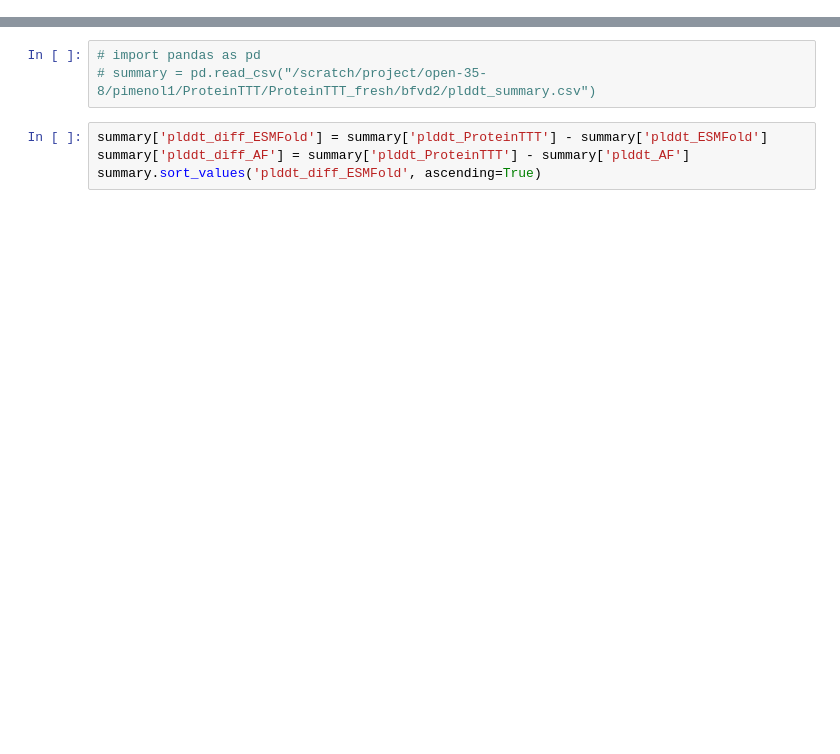
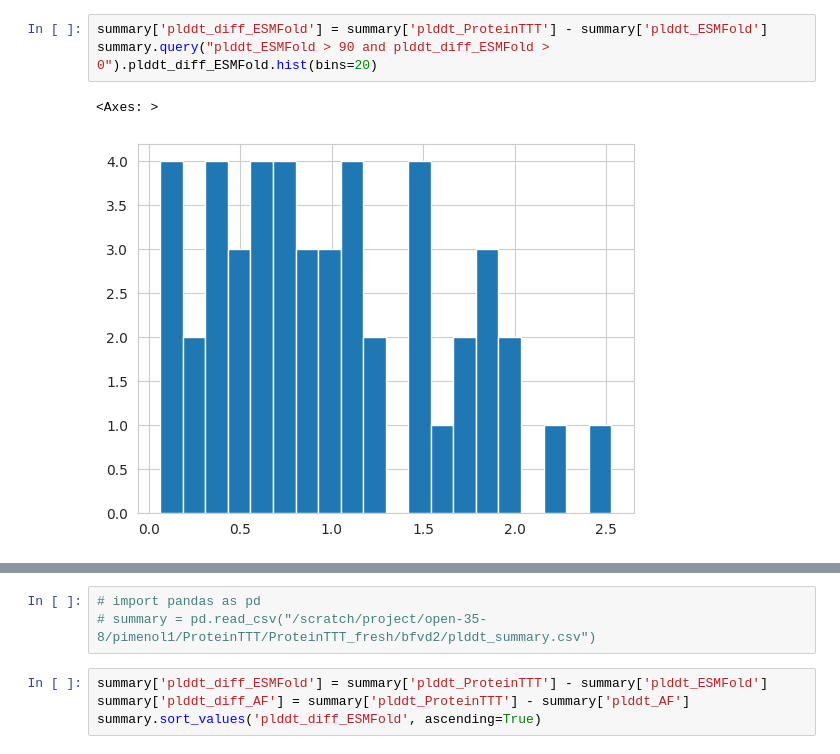
Before and after one commit to pimenol/ProteinTTT, a Jupyter notebook: notebooks/Analysis.ipynb, the cells around one changed output, grey strips where cells are left out. Drawn from its saved outputs; the diff is of its cells as text; blank space fills up the shorter version.

```diff
--- a/notebooks/Analysis.ipynb
+++ b/notebooks/Analysis.ipynb
@@ -42,3 +74,9 @@ df.length.hist()
+# %%
+summary['plddt_diff_ESMFold'] = summary['plddt_ProteinTTT'] - summary['plddt_ESMFold']
+summary.query("plddt_ESMFold > 90 and plddt_diff_ESMFold > 0").plddt_diff_ESMFold.hist(bins=20)
+# %% [output]
+<Axes: >
+[figure, added]
 # %%
 # num of files in this dir /scratch/project/open-35-8/pimenol1/ProteinTTT/ProteinTTT_fresh/bfvd2/bfvd2/predicted_structures/ESMFold_ProteinTTT
 dir = "/scratch/project/open-35-8/pimenol1/ProteinTTT/ProteinTTT_fresh/bfvd2/bfvd2/predicted_structures/ESMFold_ProteinTTT"
```
Also changed, not shown: parts of 21 cells of this notebook, 3 other files.
